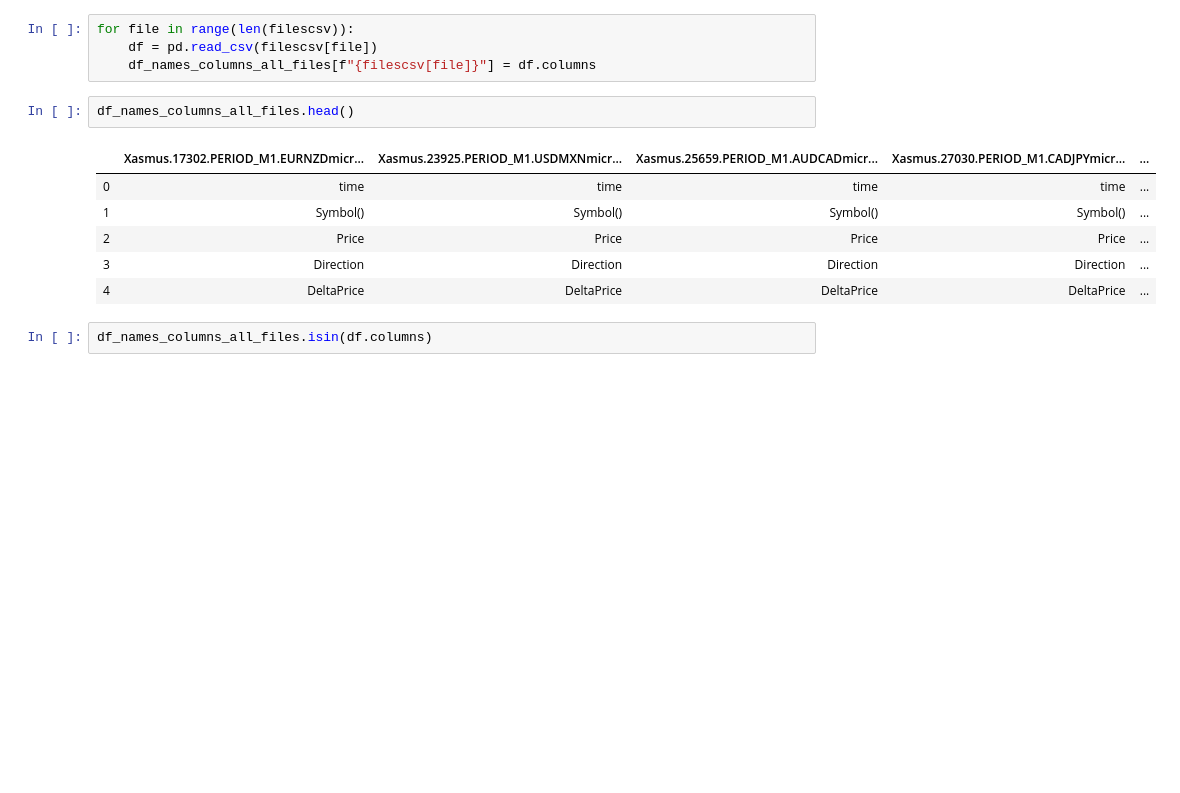
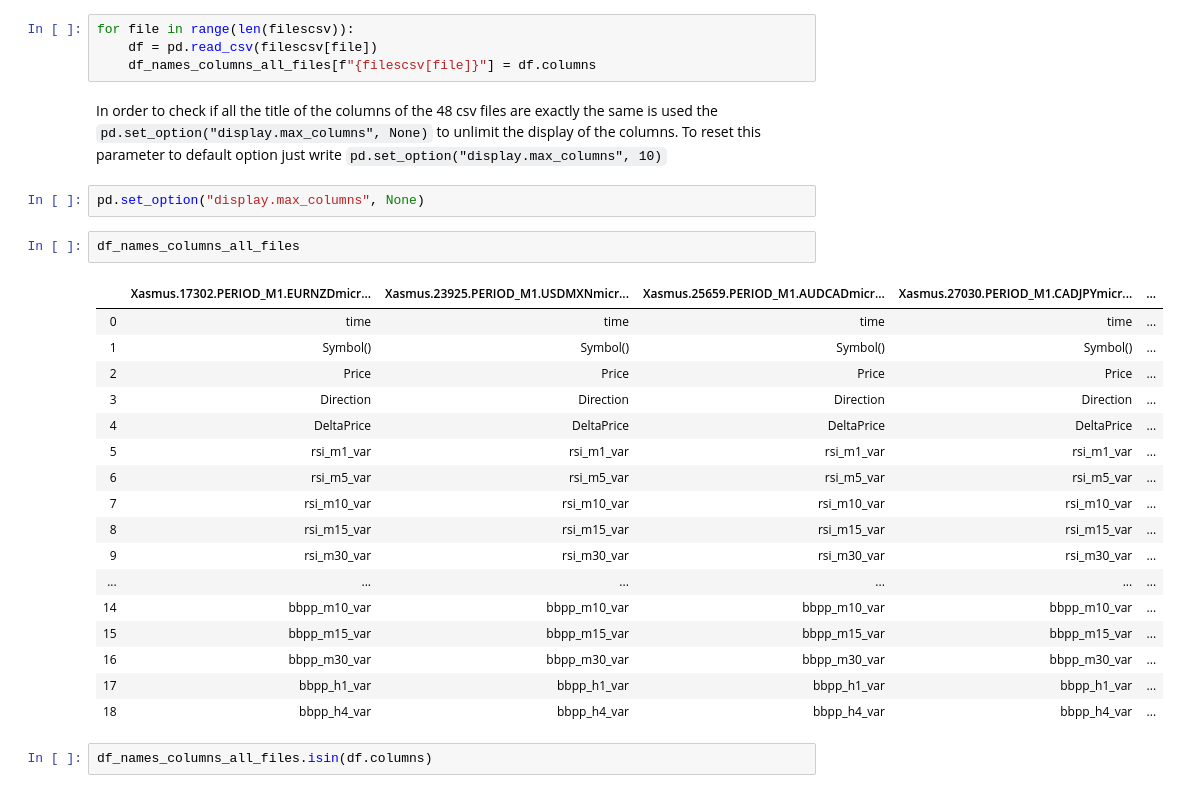
Before and after one commit to haule92/project_Searching_for_Arbitrage_Opportunities_in_the_FX_Market_on_the_paper, a Jupyter notebook: code/arbitrage_forex.ipynb, the cells around one changed output. Saved outputs shown, nothing was run; the diff lists cells and outputs as text; blank space fills up the shorter version.

````diff
--- a/code/arbitrage_forex.ipynb
+++ b/code/arbitrage_forex.ipynb
@@ -43,15 +46,30 @@
 for file in range(len(filescsv)):
     df = pd.read_csv(filescsv[file])
     df_names_columns_all_files[f"{filescsv[file]}"] = df.columns
+# %% [markdown]
+In order to check if all the title of the columns of the 48 csv files are exactly the same is used the ```pd.set_option("display.max_columns", None)``` to unlimit the display of the columns. To reset this parameter to default option just write ```pd.set_option("display.max_columns", 10)```
+# %%
+pd.set_option("display.max_columns", None)
 # %%
-df_names_columns_all_files.head()
+df_names_columns_all_files
 # %% [output]
 |  | Xasmus.17302.PERIOD_M1.EURNZDmicr... | Xasmus.23925.PERIOD_M1.USDMXNmicr... | Xasmus.25659.PERIOD_M1.AUDCADmicr... | Xasmus.27030.PERIOD_M1.CADJPYmicr... | ... |
 | 0 | time | time | time | time | ... |
 | 1 | Symbol() | Symbol() | Symbol() | Symbol() | ... |
 | 2 | Price | Price | Price | Price | ... |
 | 3 | Direction | Direction | Direction | Direction | ... |
 | 4 | DeltaPrice | DeltaPrice | DeltaPrice | DeltaPrice | ... |
+| 5 | rsi_m1_var | rsi_m1_var | rsi_m1_var | rsi_m1_var | ... |
+| 6 | rsi_m5_var | rsi_m5_var | rsi_m5_var | rsi_m5_var | ... |
+| 7 | rsi_m10_var | rsi_m10_var | rsi_m10_var | rsi_m10_var | ... |
+| 8 | rsi_m15_var | rsi_m15_var | rsi_m15_var | rsi_m15_var | ... |
+| 9 | rsi_m30_var | rsi_m30_var | rsi_m30_var | rsi_m30_var | ... |
+| ... | ... | ... | ... | ... | ... |
+| 14 | bbpp_m10_var | bbpp_m10_var | bbpp_m10_var | bbpp_m10_var | ... |
+| 15 | bbpp_m15_var | bbpp_m15_var | bbpp_m15_var | bbpp_m15_var | ... |
+| 16 | bbpp_m30_var | bbpp_m30_var | bbpp_m30_var | bbpp_m30_var | ... |
+| 17 | bbpp_h1_var | bbpp_h1_var | bbpp_h1_var | bbpp_h1_var | ... |
+| 18 | bbpp_h4_var | bbpp_h4_var | bbpp_h4_var | bbpp_h4_var | ... |
 # %%
 df_names_columns_all_files.isin(df.columns)
 # %% [output]
````
Also changed, not shown: parts of 6 cells of this notebook, 1 other file.
